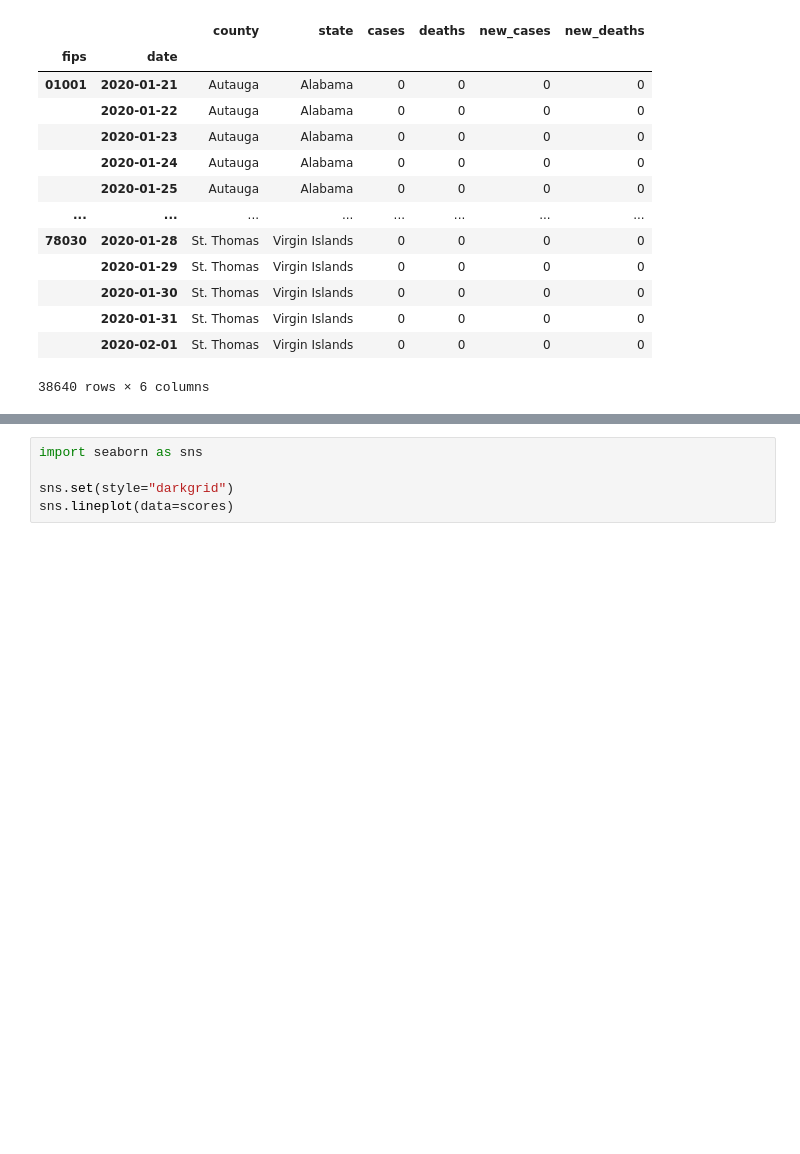
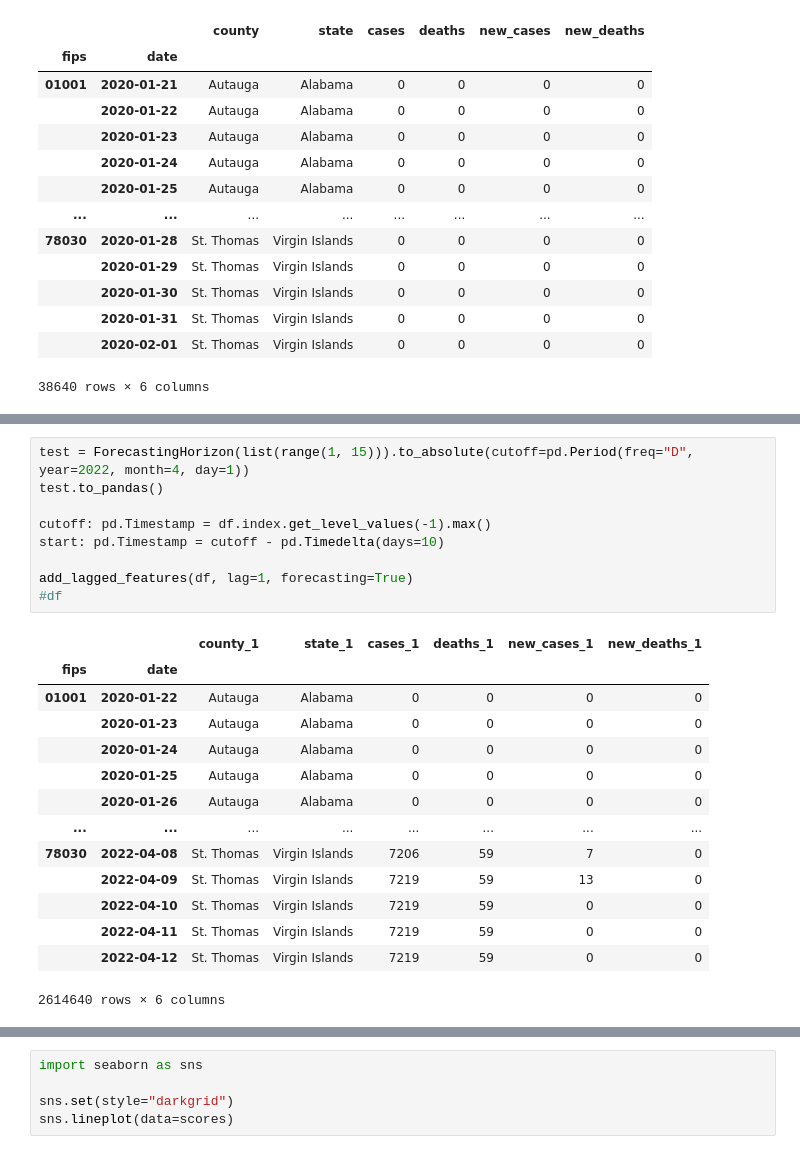
Before and after one commit to vlieven/G0Z39a, a Jupyter notebook: notebooks/test_sktime.ipynb, the cells around one changed output, grey strips where cells are left out. Cells and saved outputs as stored; diff of their text form; blank space fills up the shorter version.

```diff
--- a/notebooks/test_sktime.ipynb
+++ b/notebooks/test_sktime.ipynb
@@ -201,3 +253,27 @@ class LGBMForecaster:
+# %%
+test = ForecastingHorizon(list(range(1, 15))).to_absolute(cutoff=pd.Period(freq="D", year=2022, month=4, day=1))
+test.to_pandas()
+
+cutoff: pd.Timestamp = df.index.get_level_values(-1).max()
+start: pd.Timestamp = cutoff - pd.Timedelta(days=10)
+
+add_lagged_features(df, lag=1, forecasting=True)
+#df
+# %% [output]
+|  |  | county_1 | state_1 | cases_1 | deaths_1 | new_cases_1 | new_deaths_1 |
+| fips | date |  |  |  |  |  |  |
+| 01001 | 2020-01-22 | Autauga | Alabama | 0 | 0 | 0 | 0 |
+|  | 2020-01-23 | Autauga | Alabama | 0 | 0 | 0 | 0 |
+|  | 2020-01-24 | Autauga | Alabama | 0 | 0 | 0 | 0 |
+|  | 2020-01-25 | Autauga | Alabama | 0 | 0 | 0 | 0 |
+|  | 2020-01-26 | Autauga | Alabama | 0 | 0 | 0 | 0 |
+| ... | ... | ... | ... | ... | ... | ... | ... |
+| 78030 | 2022-04-08 | St. Thomas | Virgin Islands | 7206 | 59 | 7 | 0 |
+|  | 2022-04-09 | St. Thomas | Virgin Islands | 7219 | 59 | 13 | 0 |
+|  | 2022-04-10 | St. Thomas | Virgin Islands | 7219 | 59 | 0 | 0 |
+|  | 2022-04-11 | St. Thomas | Virgin Islands | 7219 | 59 | 0 | 0 |
+|  | 2022-04-12 | St. Thomas | Virgin Islands | 7219 | 59 | 0 | 0 |
+2614640 rows × 6 columns
 # %%
 from typing import List
 import warnings
```
Also changed, not shown: parts of 3 cells of this notebook.
